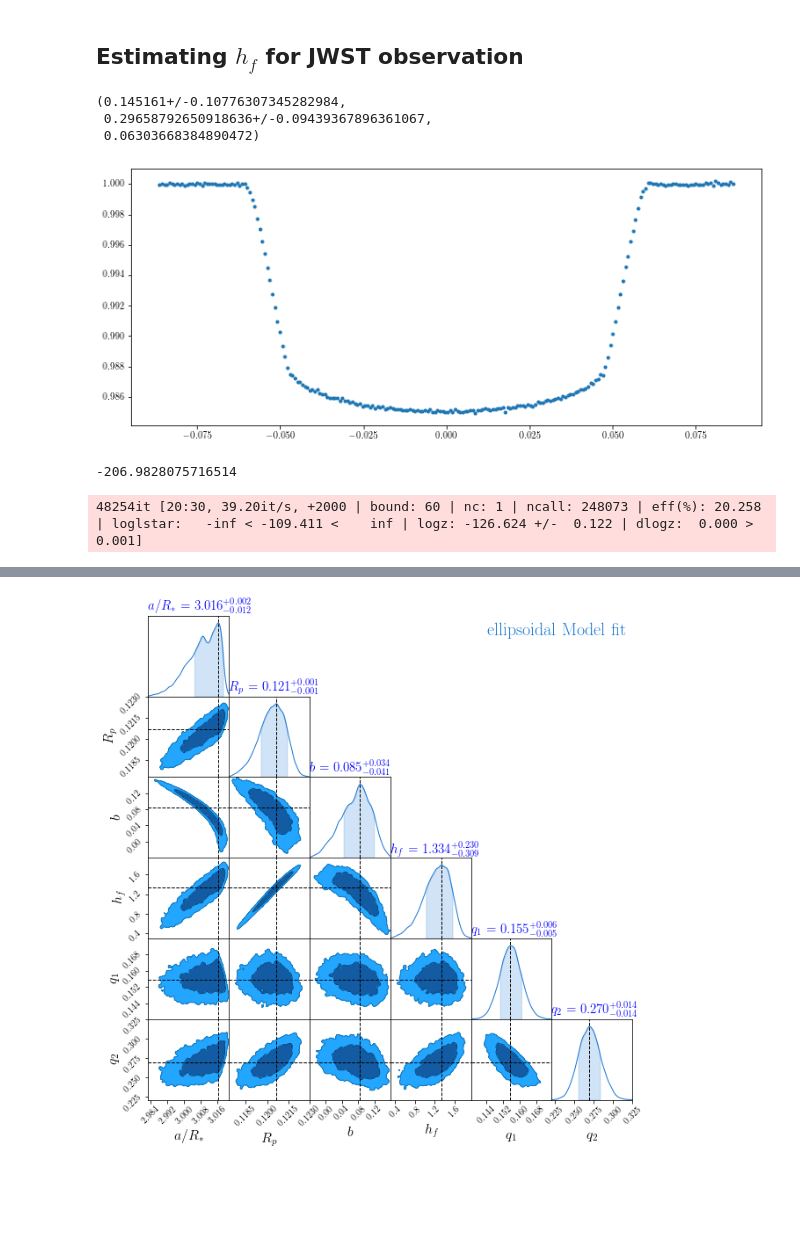
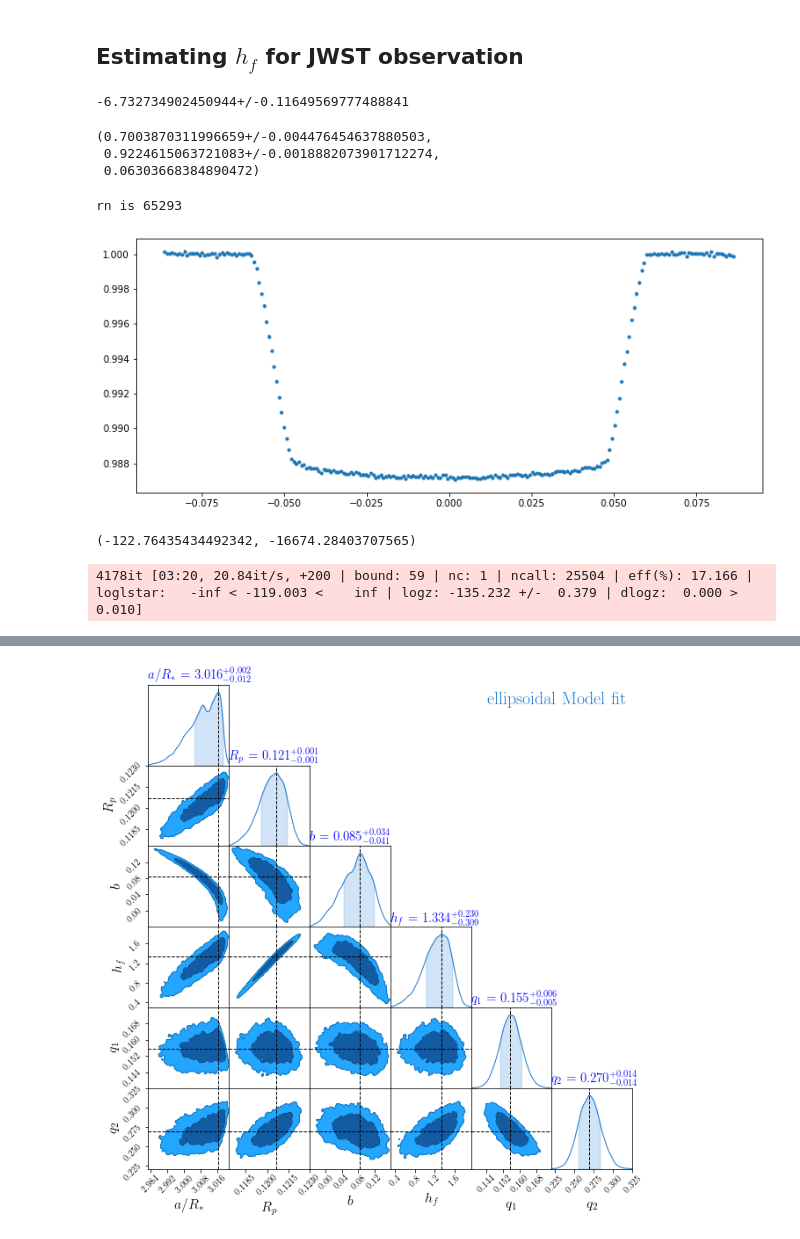
Before and after one commit to tundeakins/ellc, a Jupyter notebook: ellc_love_example.ipynb, the cells around one changed output, grey strips where cells are left out. Cells and saved outputs as stored; diff of their text form; code cells hidden in the pictures; blank space fills up the shorter version.

```diff
--- a/ellc_love_example.ipynb
+++ b/ellc_love_example.ipynb
@@ -274,45 +285,67 @@ plt.xlabel("Planet phase", fontsize=15);
+# %%
+P = 0.92554517                                     #days
+t0 = 0                                             #mid transit time
+aR = 3.010                                         #scaled semimajor axis a/R*
+Rv = 0.13                                         # planet radius ratio
+# inc = 88.8                                         # orbital inclination
+b = 0.043#aR*np.cos(np.deg2rad(inc))                                   #limb darkening parameters
+
+Mst=ufloat(1.21, 0.11)                                        #stellar mass in unit of solar masses
+Mp = ufloat(1.51,0.11)*  c.M_jup.to( u.Msun).value               #planet mass in unit of solar masses
+qmass = Mp/Mst                                     #ratio of planet to stellar mass
+
+lnqmass = log(qmass)
+lnqmass
+# %% [output]
+-6.732734902450944+/-0.11649569777488841
 # %%
 #ellc model for deformed (ellipsoidal) planet
-def model(params,t):
+def model(params,t, pl_shape="love"):
     #params[aR,rp,b,hf,q1,q2,t0,log_qmass]
 
     r_1 = 1./params[0]                                   #Rst/a
     r_2 = params[1]/params[0]                            # Rp/a
     incl = np.rad2deg(np.arccos(params[2]/params[0]))    #inclination
-    hf = params[3]                                       #love number
-    ld_1 = 'quad'
-    u1,u2= convert_LD_coeffs(params[4],params[5],"q2u",False)        #convert kippinglD to quadratic
-    ldc_1 = [u1, u2]
-    qmass = 0.001191270                              # Mp/Mst
+    ld_1 = 'power-2'
+    c,a= convert_LD_coeffs(params[3],params[4],"q2ca",False)        #convert kippinglD to quadratic
+    ldc_1 = [c, a]
+    hf = params[5]  if pl_shape=='love' else 0                                      #love number
+
+    qmass = np.exp(lnqmass.n) #np.exp(params[6]) if pl_shape == 'love' else  1                            # Mp/Mst
     #print(qmass)
 
     elps_pl=ellc.lc(t, t_zero=0, radius_1=r_1, radius_2=r_2, incl=incl, sbratio=0, ld_1=ld_1, ldc_1=ldc_1,
-                    shape_1='sphere', shape_2='love', grid_1='default', grid_2='default',
+                    shape_1='sphere', shape_2=pl_shape, grid_1='default', grid_2='default',
                     q=qmass,hf_2=hf)
     return elps_pl
 # %%
 phase=np.linspace(-0.0863, 0.0863, 230)  #1min cadence
 # %%
-from uncertainties import ufloat
-u1, u2 =  ufloat(0.226, 0.1), ufloat(0.155,0.1)      #quad ld for jwst from exoctk
-q1, q2 = convert_LD_coeffs(u1,u2, "u2q")
+c, a =   ufloat(0.2280,0.0067/2),  ufloat(0.4832,0.0210/2)     #quad ld for jwst from exoctk
+q1, q2 = convert_LD_coeffs(c,a, "ca2q")
 b = impact_parameter(inc, aR)
 q1,q2, b
 # %% [output]
-(0.145161+/-0.10776307345282984,
- 0.29658792650918636+/-0.09439367896361067,
+(0.7003870311996659+/-0.004476454637880503,
+ 0.9224615063721083+/-0.0018882073901712274,
  0.06303668384890472)
 # %%
-initial = [3.008, 0.121, 0.094, 1.386, q1.n, q2.n]
-y = model(initial, phase)
-#np.random.seed(35)
-yerr = np.random.normal(0,60e-6,len(phase))
+initial = [3.010, 0.115, b, q1.n, q2.n, 1.5, lnqmass.n]
+
+y = model(initial, phase,"love")
+
+rn = np.random.randint(0,1313123)
+print(f"rn is {rn}")
+np.random.seed(1208620)#
+nl = 62e-6
+yerr = np.random.normal(0,nl,len(phase))
 y += yerr
+# %% [output]
+rn is 65293
 # %%
-%matplotlib inline
 plt.figure(figsize=(12,5))
-plt.errorbar(phase, y, yerr=np.ones_like(y)*60e-6, fmt="." );
+plt.errorbar(phase, y, yerr=np.ones_like(y)*nl, fmt="." );
 # %% [output]
-[figure, old version]
+[figure, new version]
 # %%
 from scipy.stats import norm, uniform,loguniform, truncnorm
@@ -375,4 +380,5 @@ pos[:,3]=uniform(0,1.4).rvs(nwalkers)
 # %%
-lnlike(initial, phase, y, np.ones_like(y)*44e-6 )
+lnlike(initial, phase, y, np.ones_like(y)*62e-6,'love' ), \
+lnlike(initial, phase, y, np.ones_like(y)*62e-6,'sphere' )
 # %% [output]
--206.9828075716514
+(-122.76435434492342, -16674.28403707565)
@@ -390,8 +386,11 @@ dynesty.NestedSampler?
 import dynesty
 import dynesty.plotting as dyplot
 
-sampler = dynesty.NestedSampler(lnlike,prior_transform, ndim, nlive=2000,
-                                logl_args= (phase, y, np.ones_like(y)*60e-6), pool=Pool(4), queue_size=3)
-sampler.run_nested(dlogz=0.001)
+sampler = dynesty.NestedSampler(lnlike,prior_transform, ndim, nlive=200,
+                                logl_args= (phase, y, np.ones_like(y)*62e-6, 'love'),
+                                ptform_args = (ndim,),
+                                pool=Pool(4), queue_size=3)
+sampler.run_nested(dlogz=0.01)
+res_ellps = sampler.results
 # %% [output]
-48254it [20:30, 39.20it/s, +2000 | bound: 60 | nc: 1 | ncall: 248073 | eff(%): 20.258 | loglstar:   -inf < -109.411 <    inf | logz: -126.624 +/-  0.122 | dlogz:  0.000 >  0.001]
+4178it [03:20, 20.84it/s, +200 | bound: 59 | nc: 1 | ncall: 25504 | eff(%): 17.166 | loglstar:   -inf < -119.003 <    inf | logz: -135.232 +/-  0.379 | dlogz:  0.000 >  0.010]
```
Also changed, not shown: parts of 21 cells of this notebook, 22 other files.
